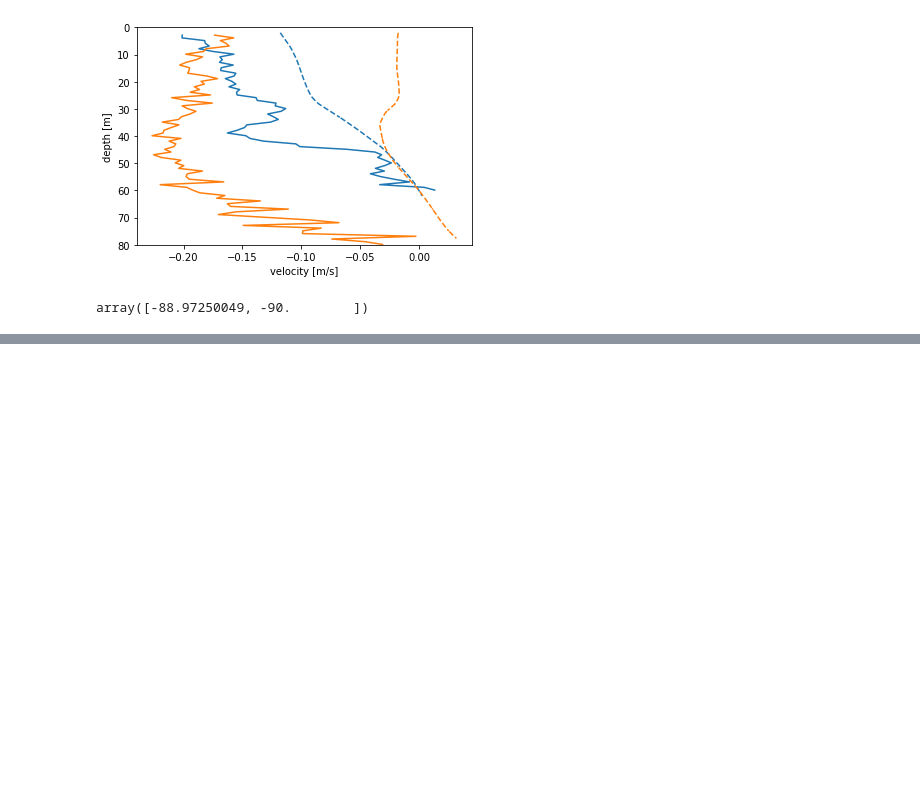
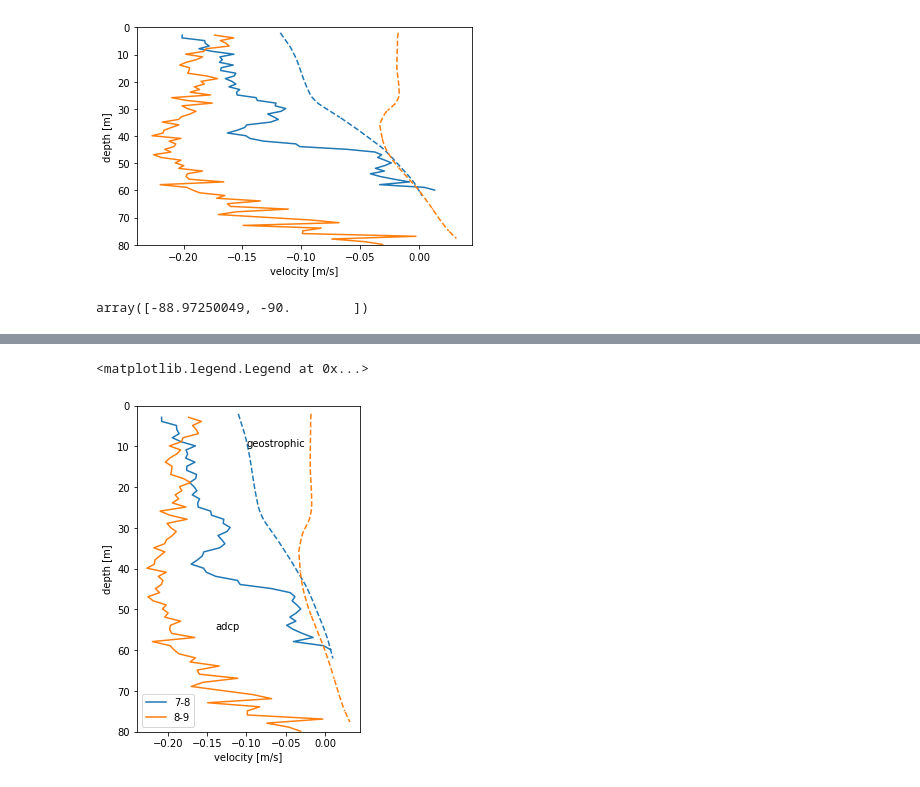
Before and after one commit to cesar-rocha/MARN-5995, a Jupyter notebook: HW/ReadCSVData.ipynb, the cells around one changed output, grey strips where cells are left out. Cells and saved outputs as stored; diff of their text form; code cells hidden in the pictures; blank space fills up the shorter version.

```diff
--- a/HW/ReadCSVData.ipynb
+++ b/HW/ReadCSVData.ipynb
@@ -455,0 +465,22 @@ plt.legend()
+# %%
+# perhaps we can do better by adding the ADCP velocity at 60 m?
+plt.figure(figsize=(4,6))
+
+p78 = plt.plot(uadcp_xtrack_78,adcp_78['depth (m)'],label='7-8') # plot adcp component across section
+plt.plot(vgeo[:,0]+uadcp_xtrack_78[57],ctdsection.depth,'--',color=p78[0].get_color(),label='7-8')
+
+p89 = plt.plot(uadcp_xtrack_89,adcp_89['depth (m)'],label='8-9')
+plt.plot(vgeo[:,1],ctdsection.depth,'--',color=p89[0].get_color(), label='8-9')
+
+plt.ylim(80,0)
+plt.xlabel('velocity [m/s]')
+plt.ylabel('depth [m]')
+
+plt.annotate('geostrophic',(-0.0995,10))
+
+plt.annotate('adcp',(-0.14,55))
+
+plt.legend(handles=[p78[0],p89[0]])
+# %% [output]
+<matplotlib.legend.Legend at 0x...>
+[figure, added]
```
Also changed, not shown: parts of 3 cells of this notebook.
